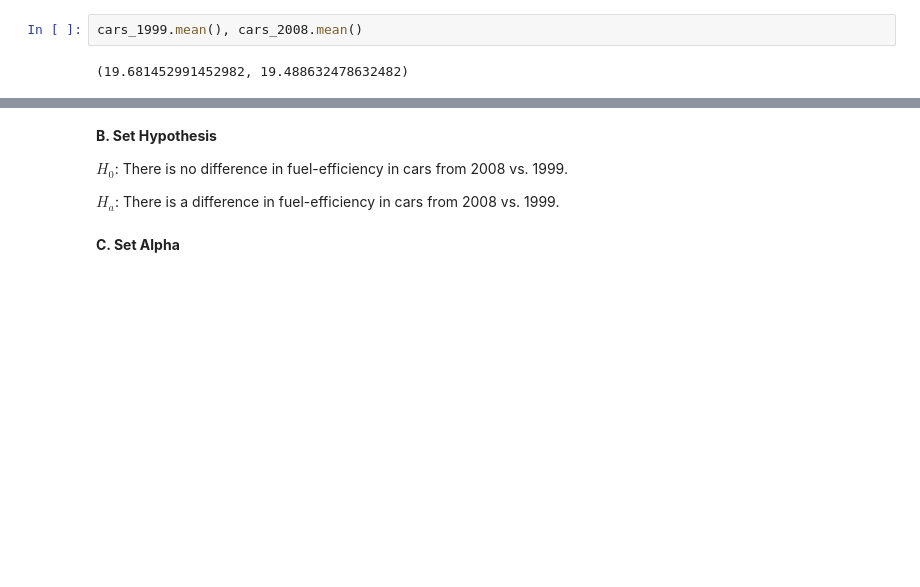
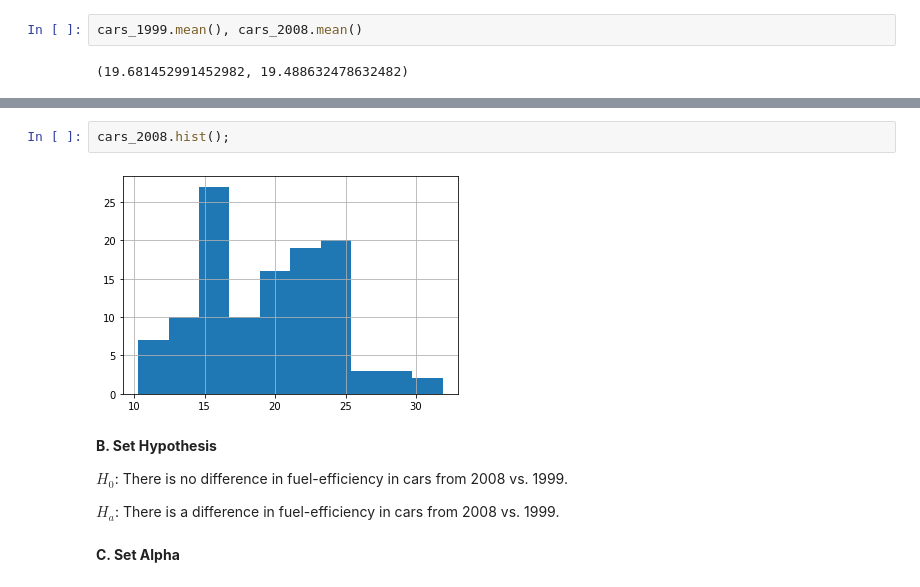
Before and after one commit to markydoug/statistics-exercises, a Jupyter notebook: hypothesis_testing.ipynb, the cells around one changed output, grey strips where cells are left out. Saved outputs shown, nothing was run; the diff lists cells and outputs as text; blank space fills up the shorter version.

```diff
--- a/hypothesis_testing.ipynb
+++ b/hypothesis_testing.ipynb
@@ -258,3 +266,7 @@ cars_1999.mean(), cars_2008.mean()
+# %%
+cars_2008.hist();
+# %% [output]
+[figure, added]
 # %% [markdown]
 **B. Set Hypothesis**
 
```
Also changed, not shown: parts of 70 cells of this notebook.
